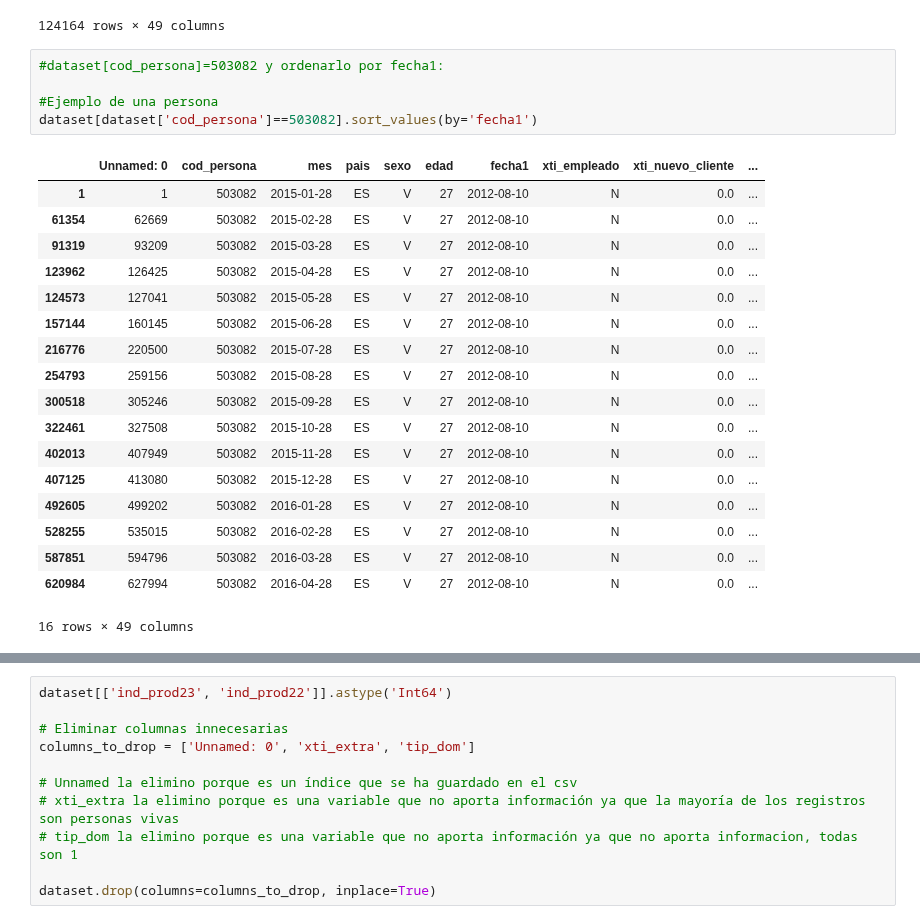
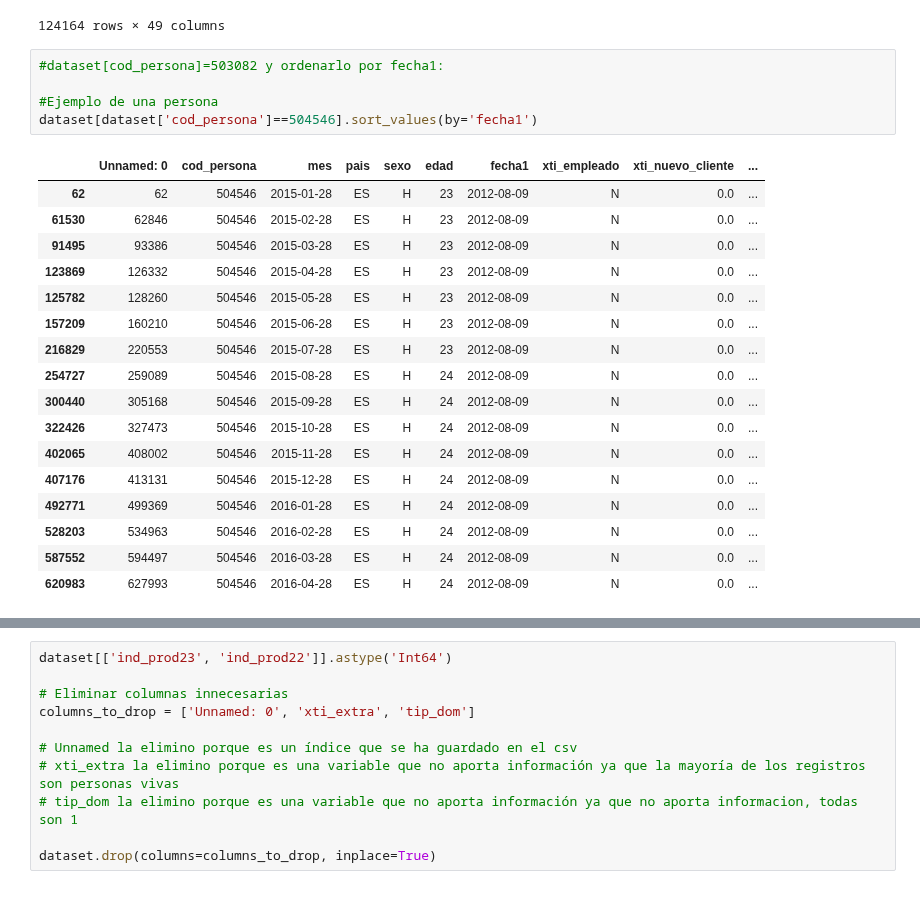
Before and after one commit to pepelopelope/Banking-Product-Recommendations-ML-Project, a Jupyter notebook: Codigo.ipynb, the cells around one changed output, grey strips where cells are left out. Cells and saved outputs as stored; diff of their text form.

```diff
--- a/Codigo.ipynb
+++ b/Codigo.ipynb
@@ -86,27 +85,26 @@ dataset[dataset['imp_renta'].isnull()]
 # %%
 #dataset[cod_persona]=503082 y ordenarlo por fecha1:
 
 #Ejemplo de una persona
-dataset[dataset['cod_persona']==503082].sort_values(by='fecha1')
+dataset[dataset['cod_persona']==504546].sort_values(by='fecha1')
 # %% [output]
 |  | Unnamed: 0 | cod_persona | mes | pais | sexo | edad | fecha1 | xti_empleado | xti_nuevo_cliente | ... |
-| 1 | 1 | 503082 | 2015-01-28 | ES | V | 27 | 2012-08-10 | N | 0.0 | ... |
-| 61354 | 62669 | 503082 | 2015-02-28 | ES | V | 27 | 2012-08-10 | N | 0.0 | ... |
-| 91319 | 93209 | 503082 | 2015-03-28 | ES | V | 27 | 2012-08-10 | N | 0.0 | ... |
-| 123962 | 126425 | 503082 | 2015-04-28 | ES | V | 27 | 2012-08-10 | N | 0.0 | ... |
-| 124573 | 127041 | 503082 | 2015-05-28 | ES | V | 27 | 2012-08-10 | N | 0.0 | ... |
-| 157144 | 160145 | 503082 | 2015-06-28 | ES | V | 27 | 2012-08-10 | N | 0.0 | ... |
-| 216776 | 220500 | 503082 | 2015-07-28 | ES | V | 27 | 2012-08-10 | N | 0.0 | ... |
-| 254793 | 259156 | 503082 | 2015-08-28 | ES | V | 27 | 2012-08-10 | N | 0.0 | ... |
-| 300518 | 305246 | 503082 | 2015-09-28 | ES | V | 27 | 2012-08-10 | N | 0.0 | ... |
-| 322461 | 327508 | 503082 | 2015-10-28 | ES | V | 27 | 2012-08-10 | N | 0.0 | ... |
-| 402013 | 407949 | 503082 | 2015-11-28 | ES | V | 27 | 2012-08-10 | N | 0.0 | ... |
-| 407125 | 413080 | 503082 | 2015-12-28 | ES | V | 27 | 2012-08-10 | N | 0.0 | ... |
-| 492605 | 499202 | 503082 | 2016-01-28 | ES | V | 27 | 2012-08-10 | N | 0.0 | ... |
-| 528255 | 535015 | 503082 | 2016-02-28 | ES | V | 27 | 2012-08-10 | N | 0.0 | ... |
-| 587851 | 594796 | 503082 | 2016-03-28 | ES | V | 27 | 2012-08-10 | N | 0.0 | ... |
-| 620984 | 627994 | 503082 | 2016-04-28 | ES | V | 27 | 2012-08-10 | N | 0.0 | ... |
+| 62 | 62 | 504546 | 2015-01-28 | ES | H | 23 | 2012-08-09 | N | 0.0 | ... |
+| 61530 | 62846 | 504546 | 2015-02-28 | ES | H | 23 | 2012-08-09 | N | 0.0 | ... |
+| 91495 | 93386 | 504546 | 2015-03-28 | ES | H | 23 | 2012-08-09 | N | 0.0 | ... |
+| 123869 | 126332 | 504546 | 2015-04-28 | ES | H | 23 | 2012-08-09 | N | 0.0 | ... |
+| 125782 | 128260 | 504546 | 2015-05-28 | ES | H | 23 | 2012-08-09 | N | 0.0 | ... |
+| 157209 | 160210 | 504546 | 2015-06-28 | ES | H | 23 | 2012-08-09 | N | 0.0 | ... |
+| 216829 | 220553 | 504546 | 2015-07-28 | ES | H | 23 | 2012-08-09 | N | 0.0 | ... |
+| 254727 | 259089 | 504546 | 2015-08-28 | ES | H | 24 | 2012-08-09 | N | 0.0 | ... |
+| 300440 | 305168 | 504546 | 2015-09-28 | ES | H | 24 | 2012-08-09 | N | 0.0 | ... |
+| 322426 | 327473 | 504546 | 2015-10-28 | ES | H | 24 | 2012-08-09 | N | 0.0 | ... |
+| 402065 | 408002 | 504546 | 2015-11-28 | ES | H | 24 | 2012-08-09 | N | 0.0 | ... |
+| 407176 | 413131 | 504546 | 2015-12-28 | ES | H | 24 | 2012-08-09 | N | 0.0 | ... |
+| 492771 | 499369 | 504546 | 2016-01-28 | ES | H | 24 | 2012-08-09 | N | 0.0 | ... |
+| 528203 | 534963 | 504546 | 2016-02-28 | ES | H | 24 | 2012-08-09 | N | 0.0 | ... |
+| 587552 | 594497 | 504546 | 2016-03-28 | ES | H | 24 | 2012-08-09 | N | 0.0 | ... |
+| 620983 | 627993 | 504546 | 2016-04-28 | ES | H | 24 | 2012-08-09 | N | 0.0 | ... |
-16 rows × 49 columns
 # %%
 print(dataset.groupby('xti_extra').count()) #Casi todas las personas se consideran que estan vivas por lo que no aporta información
 # %% [output]
```
Also changed, not shown: parts of 19 cells of this notebook.
